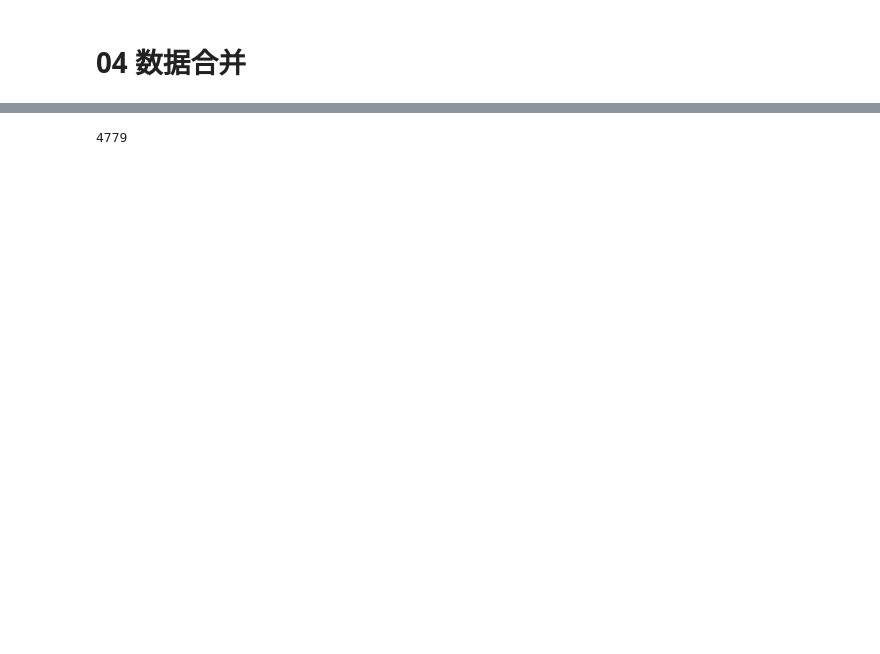
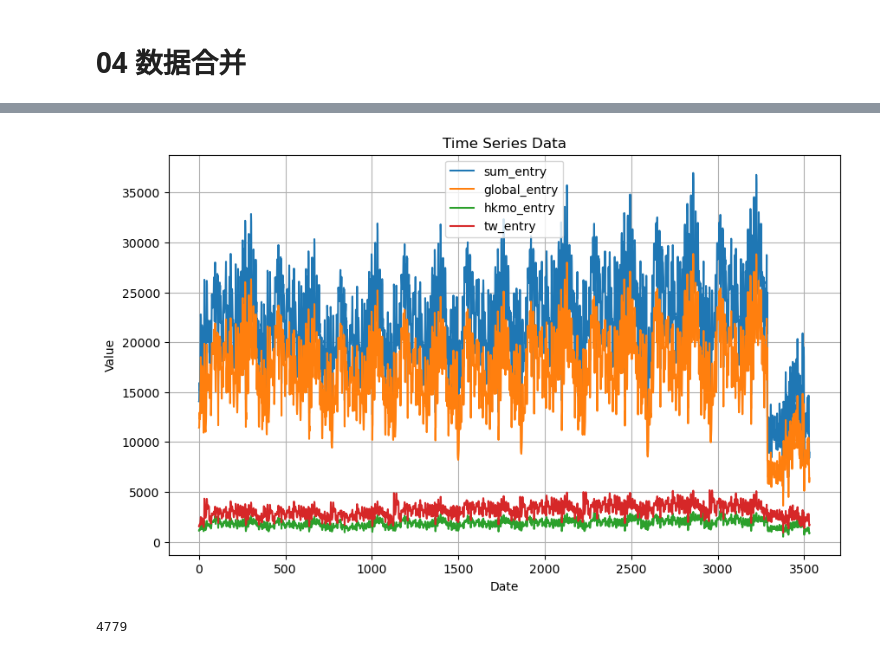
Before and after one commit to jiadol/Travel_Ml, a Jupyter notebook: notebooks/04_Interpolation.ipynb, the cells around one changed output, grey strips where cells are left out. Cells and saved outputs as stored; diff of their text form; code cells hidden in the pictures; blank space fills up the shorter version.

```diff
--- a/notebooks/04_Interpolation.ipynb
+++ b/notebooks/04_Interpolation.ipynb
@@ -156 +162,19 @@ plot_time_series(sh_daily_imputed)
+# %%
+import pandas as pd
+
+# 确认索引是DatetimeIndex类型
+if not isinstance(df.index, pd.DatetimeIndex):
+    df.index = pd.to_datetime(df.index)
+
+# 删除指定日期范围内的数据
+start_date = '2020-01-01'
+end_date = '2023-06-01'
+
+# 使用布尔索引选择不在指定范围内的数据
+sh_daily_imputed_cut = sh_daily_imputed.loc[
+    (sh_daily_imputed.index < start_date) | (sh_daily_imputed.index > end_date)].sort_index().reset_index(drop=True)
+
+plot_time_series(sh_daily_imputed_cut)
+# %% [output]
+[figure, added]
 # %%
```
Also changed, not shown: parts of 7 cells of this notebook, 2 other files.
